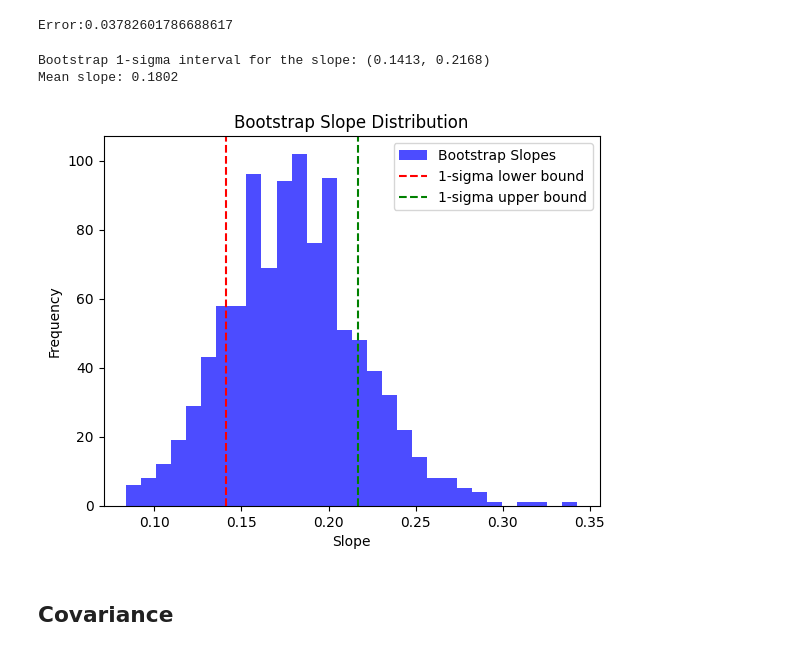
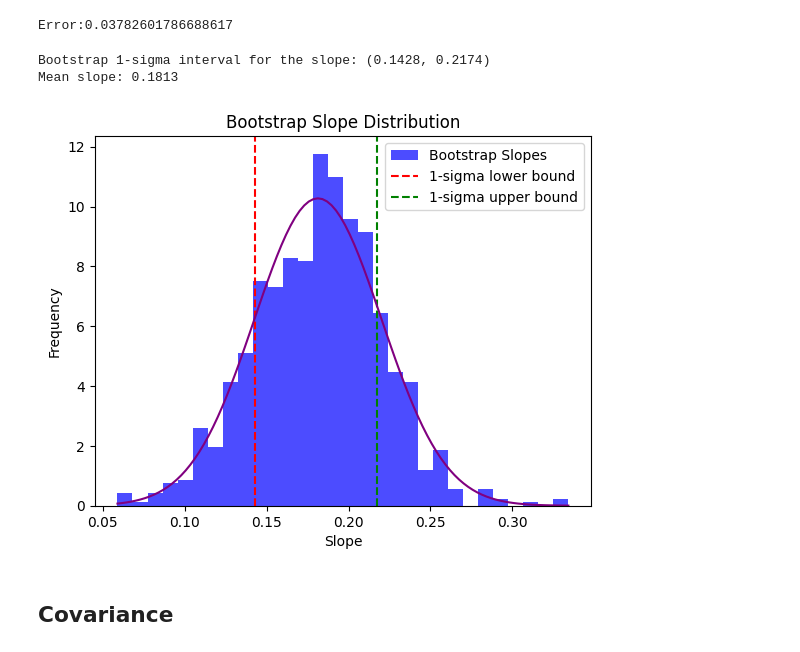
Before and after one commit to ThomasSchallar/statistics, a Jupyter notebook: 3. Statistical Inference .ipynb, the cells around one changed output. Cells and saved outputs as stored; diff of their text form; code cells hidden in the pictures.

Commit message:
bootstrap method update

```diff
--- a/3. Statistical Inference .ipynb
+++ b/3. Statistical Inference .ipynb
@@ -519,6 +519,7 @@ print(f"Error:{std_err}")
 [figure]
 Error:0.03782601786688617
 # %%
+from scipy.stats import norm
 # Number of bootstrap samples
 n_bootstrap = 1000
 
@@ -530,37 +531,44 @@ for _ in range(n_bootstrap):
     # Resample data with replacement
     indices = np.random.randint(0, len(max_obs_mag), len(max_obs_mag)) #I think last imput should be ~10 or so, not len(...)
 
     resampled_mag = max_obs_mag[indices]
     resampled_log_dist = log_dist[indices]
 
     # Fit linear regression to the resampled data
     coefficients = np.polyfit(resampled_mag, resampled_log_dist, deg=1)
     slope = coefficients[0]
 
     # Store the slope
     bootstrap_slopes.append(slope)
 
+
 # Compute the 1-sigma interval (16th and 84th percentiles)
 lower_bound = np.percentile(bootstrap_slopes, 16)
 upper_bound = np.percentile(bootstrap_slopes, 84)
 
 # Print results
 print(f"Bootstrap 1-sigma interval for the slope: ({lower_bound:.4f}, {upper_bound:.4f})")
 print(f"Mean slope: {np.mean(bootstrap_slopes):.4f}")
 
 # Plot the distribution of bootstrap slopes
-plt.hist(bootstrap_slopes, bins=30, alpha=0.7, color='blue', label='Bootstrap Slopes')
+plt.hist(bootstrap_slopes, bins=30, alpha=0.7, color='blue', label='Bootstrap Slopes', density=True)
 plt.axvline(lower_bound, color='red', linestyle='--', label='1-sigma lower bound')
 plt.axvline(upper_bound, color='green', linestyle='--', label='1-sigma upper bound')
 plt.xlabel('Slope')
 plt.ylabel('Frequency')
 plt.title('Bootstrap Slope Distribution')
 plt.legend()
+
+x = np.linspace(min(bootstrap_slopes),max(bootstrap_slopes),100)
+
+pdf= norm.pdf(x,np.mean(bootstrap_slopes),np.std(bootstrap_slopes))
+
+plt.plot(x, pdf, 'purple')
 plt.show()
 # %% [output]
-Bootstrap 1-sigma interval for the slope: (0.1413, 0.2168)
-Mean slope: 0.1802
+Bootstrap 1-sigma interval for the slope: (0.1428, 0.2174)
+Mean slope: 0.1813
-[figure, old version]
+[figure, new version]
 # %% [markdown]
 ## Covariance
 # %%
```
Also changed, not shown: parts of 4 cells of this notebook.
